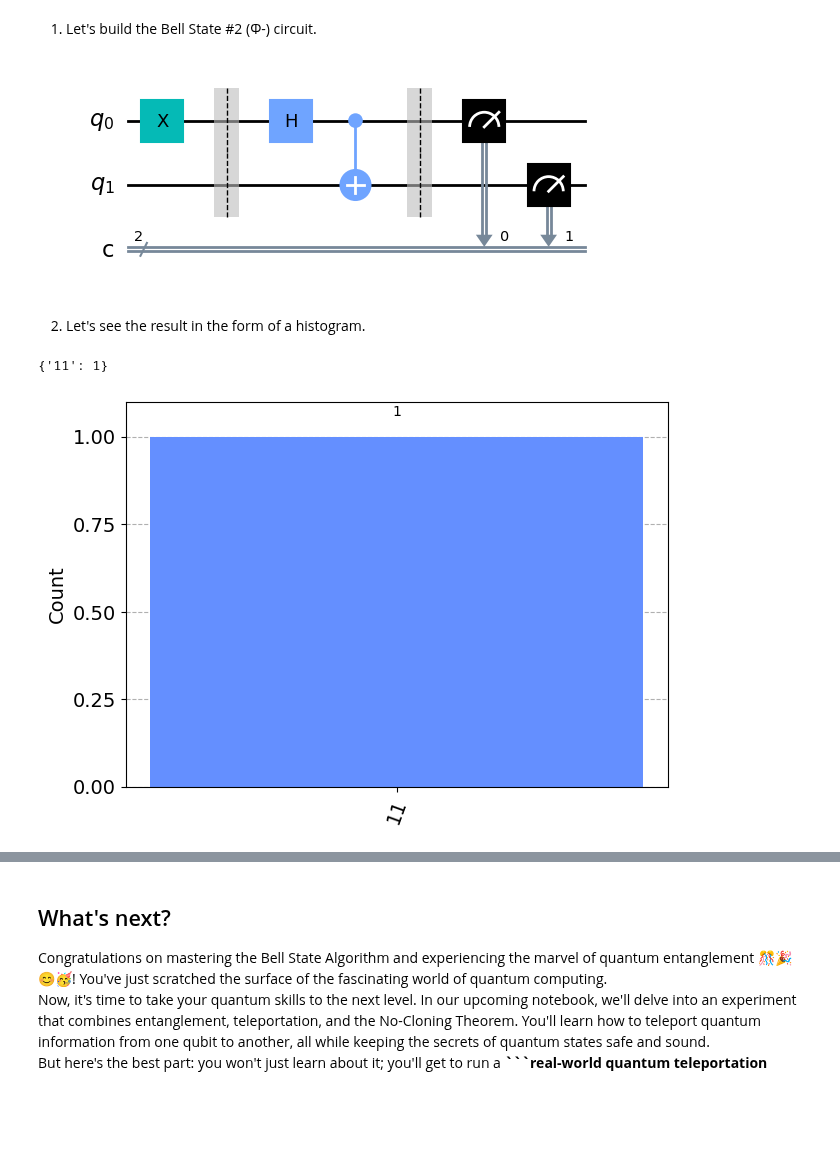
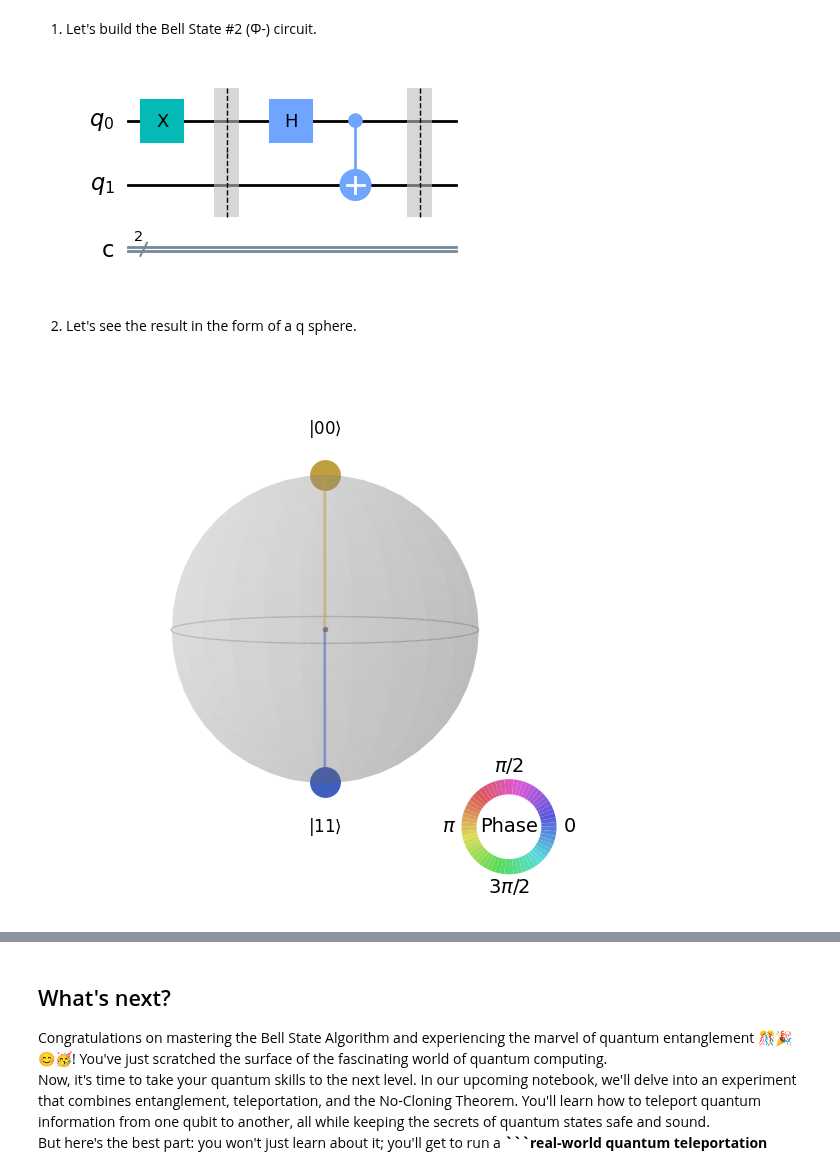
Before and after one commit to ahkatlio/QHSO_Basics_of_Qiskit, a Jupyter notebook: Books/Fundamentals/Basic_Gates/Bell.ipynb, the cells around one changed output, grey strips where cells are left out. Saved outputs shown, nothing was run; the diff lists cells and outputs as text; code cells hidden in the pictures; blank space fills up the shorter version.

```diff
--- a/Books/Fundamentals/Basic_Gates/Bell.ipynb
+++ b/Books/Fundamentals/Basic_Gates/Bell.ipynb
@@ -158,37 +152,31 @@ plot_histogram(counts)
 # %%
 # We create a quantum circuit with 2 qubits and 2 classical bits
 qc2 = QuantumCircuit(2, 2)
 
 # We initialize the input state to |01>
 qc2.x(0)
 qc2.barrier()
 
 # We apply the Hadamard gate to the first qubit
 qc2.h(0)
 
 # We apply the CNOT gate to the first and second qubits
 qc2.cx(0, 1)
 qc2.barrier()
 
-# We measure both qubits
-qc2.measure(0, 0)
-qc2.measure(1, 1)
-
 # We draw the circuit
 qc2.draw(output='mpl')
 # %% [output]
-[figure, old version]
+[figure, new version]
 # %% [markdown]
-2) Let's see the result in the form of a histogram.
+2) Let's see the result in the form of a q sphere.
 # %%
-# Simulate the circuit on a classical simulator
-simulator = Aer.get_backend('qasm_simulator')
-result = execute(qc2, simulator, shots=1).result()
-counts = result.get_counts()
-print(counts)
+# Execute the quantum circuit on a statevector simulator backend
+backend = Aer.get_backend('statevector_simulator')
+result = execute(qc2, backend).result()
+statevector = result.get_statevector()
 
 # Plot the results
-plot_histogram(counts)
+plot_state_qsphere(statevector)
 # %% [output]
-{'11': 1}
-[figure, old version]
+[figure, new version]
```
Also changed, not shown: parts of 16 cells of this notebook.
